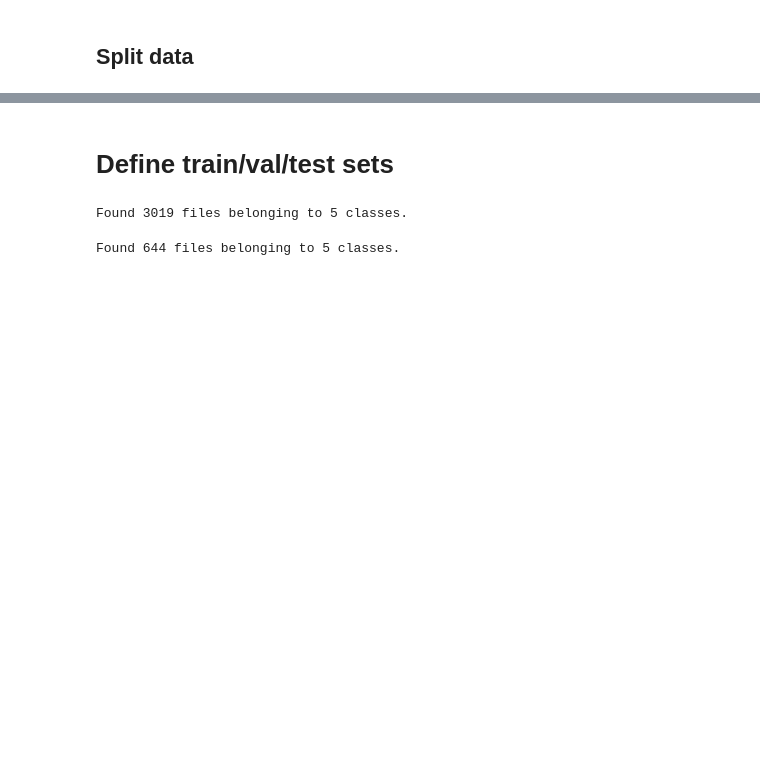
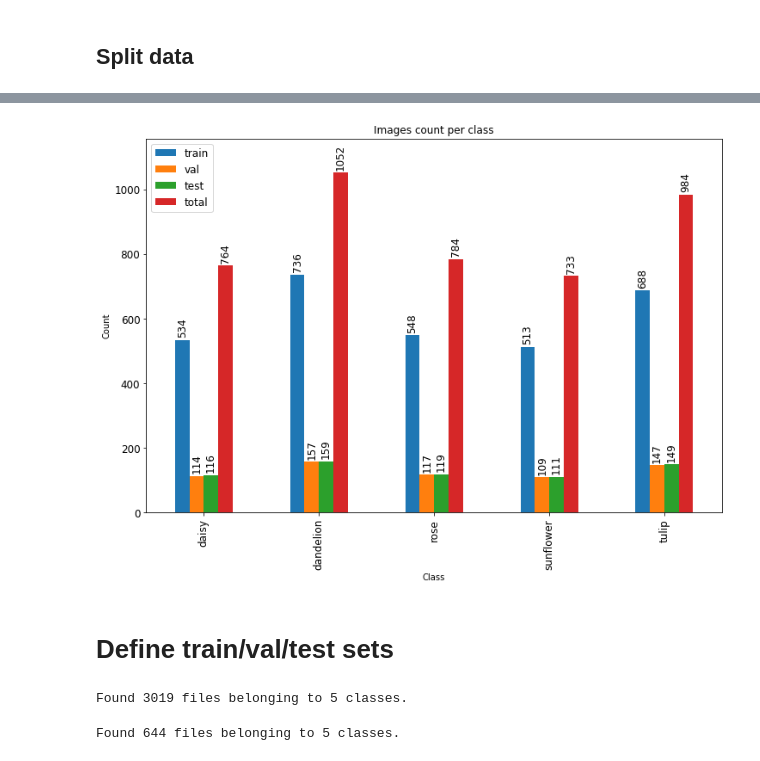
Before and after one commit to MortenTabaka/Deep-learning-exercises-with-TensorFlow2, a Jupyter notebook: Tabaka_Marcin_klasyfikacja_kwiatow.ipynb, the cells around one changed output, grey strips where cells are left out. Saved outputs shown, nothing was run; the diff lists cells and outputs as text; code cells hidden in the pictures; blank space fills up the shorter version.

```diff
--- a/Tabaka_Marcin_klasyfikacja_kwiatow.ipynb
+++ b/Tabaka_Marcin_klasyfikacja_kwiatow.ipynb
@@ -146,3 +142,7 @@ display_graph_of_images_count(df)
+# %%
+display_graph_of_images_count(df.sort_index())
+# %% [output]
+[figure, added]
 # %% [markdown]
 # Define train/val/test sets
 # %%
```
Also changed, not shown: parts of 65 cells of this notebook.
